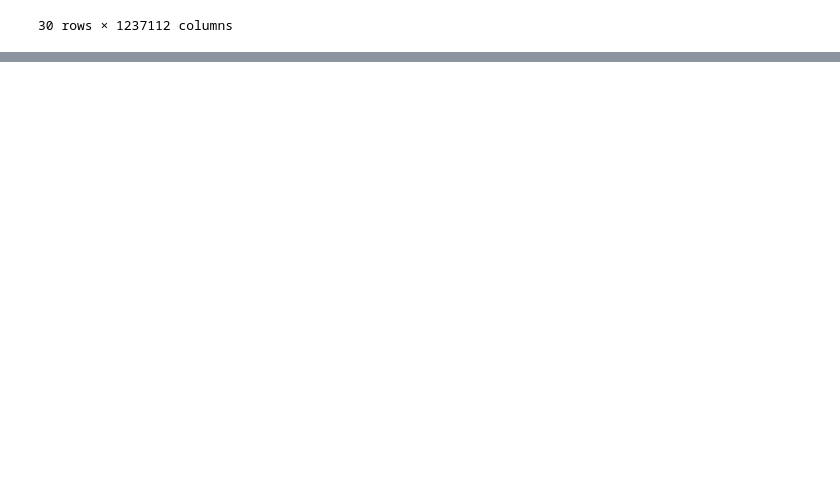
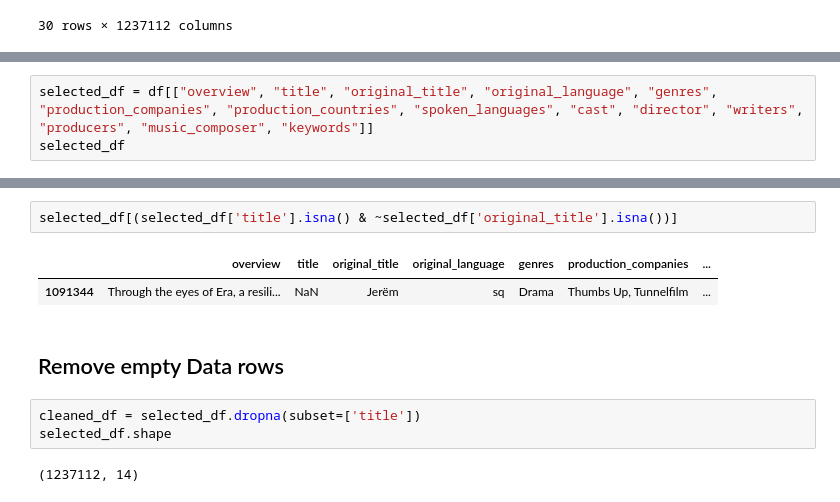
Before and after one commit to dilminidasunika/movie_recommendation_system, a Jupyter notebook: Notebooks/Dataset_Preprocessing.ipynb, the cells around one changed output, grey strips where cells are left out. Saved outputs shown, nothing was run; the diff lists cells and outputs as text; blank space fills up the shorter version.

```diff
--- a/Notebooks/Dataset_Preprocessing.ipynb
+++ b/Notebooks/Dataset_Preprocessing.ipynb
@@ -110,0 +113,3 @@ df
+# %%
+selected_df = df[["overview", "title", "original_title", "original_language", "genres", "production_companies", "production_countries", "spoken_languages", "cast", "director", "writers", "producers", "music_composer", "keywords"]]
+selected_df
@@ -110,0 +164,12 @@ df
+# %%
+selected_df[(selected_df['title'].isna() & ~selected_df['original_title'].isna())]
+# %% [output]
+|  | overview | title | original_title | original_language | genres | production_companies | ... |
+| 1091344 | Through the eyes of Era, a resili... | NaN | Jerëm | sq | Drama | Thumbs Up, Tunnelfilm | ... |
+# %% [markdown]
+## Remove empty Data rows
+# %%
+cleaned_df = selected_df.dropna(subset=['title'])
+selected_df.shape
+# %% [output]
+(1237112, 14)
```
Also changed, not shown: parts of 27 cells of this notebook.
